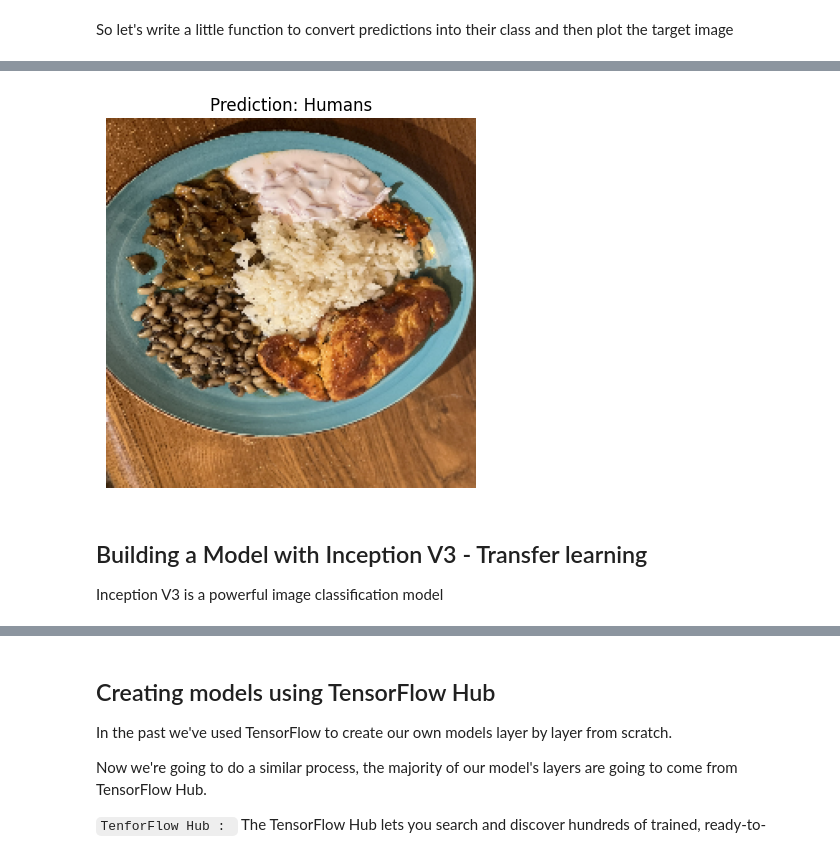
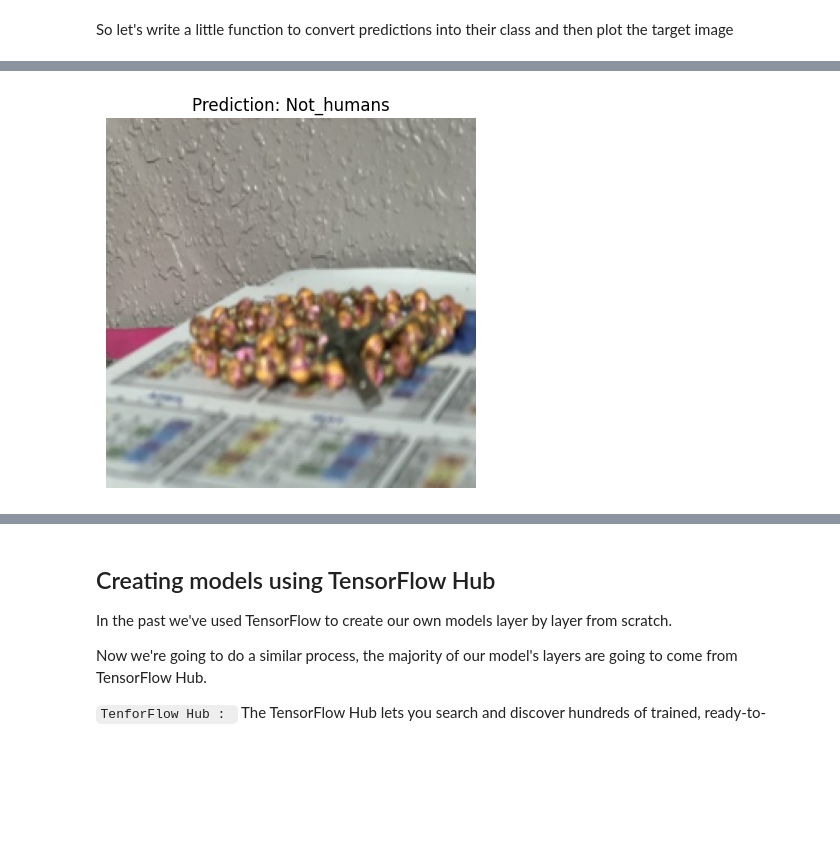
Before and after one commit to charles01george/Humans_or_not, a Jupyter notebook: Humans_or_not_Sample.ipynb, the cells around one changed output, grey strips where cells are left out. Cells and saved outputs as stored; diff of their text form; code cells hidden in the pictures; blank space fills up the shorter version.

```diff
--- a/Humans_or_not_Sample.ipynb
+++ b/Humans_or_not_Sample.ipynb
@@ -44,6 +44,6 @@ def view_random_image(data_dir, target_class):
   return img
 # %%
 # Visualize the data
-img = view_random_image(data_dir="/content/drive/MyDrive/Humans_or_Not_Sample_project/Train/",
+img = view_random_image(data_dir="/content/drive/MyDrive/Humans_or_Not/Train/",
                     target_class="Humans")
 # %% [output]
@@ -91,8 +91,8 @@ Image shape: (3024, 4032, 3)
 Data is already split into training and test sets.
 # %%
 # Define training and test directory paths
-train_dir = "drive/MyDrive/Humans_or_Not_Sample_project/Train/"
-test_dir = "drive/MyDrive/Humans_or_Not_Sample_project/Test/"
+train_dir = "drive/MyDrive/Humans_or_Not/Train/"
+test_dir = "drive/MyDrive/Humans_or_Not/Test/"
 # %% [markdown]
 Next step is to turn our data into batches
 
@@ -114,10 +114,10 @@ Now got a coulple of ImageDataGenerator instances, it can load our images from t
 train_data = train_datagen.flow_from_directory(directory=train_dir,
                                                target_size=(224, 224),  # (height, width)
                                                class_mode="binary",     # classification problem type
-                                               batch_size=4)           # how many images will be in each batch
+                                               batch_size=32)           # how many images will be in each batch
 
 test_data = test_datagen.flow_from_directory(directory=test_dir,
                                              target_size=(224, 224),
                                              class_mode="binary",
-                                             batch_size=4)
+                                             batch_size=32)
 # %% [output]
@@ -406,7 +408,7 @@ def load_and_prep_image(filename, img_shape=224):
   return img
 # %%
 # Load in an dpreprocess our custom image
-data = load_and_prep_image("/content/drive/MyDrive/Humans_or_Not_Sample_project/Sample/Sample/154B218A-30B7-4DA5-ADBD-38DE0A971A6C.jpeg")
+data = load_and_prep_image("drive/MyDrive/Humans_or_Not/Sample_pictures/humans01.jpeg")
 data
 # %% [output]
 <tf.Tensor: shape=(224, 224, 3), dtype=float32, numpy=
@@ -494,3 +496,3 @@ pred_and_plot(model_1, "/content/drive/MyDrive/Humans_or_Not_Sample_project/Samp
 # %%
-pred_and_plot(model_1, "/content/drive/MyDrive/Humans_or_Not_Sample_project/Sample/Sample/IMG_3239.jpeg", class_names)
+pred_and_plot(model_1, "drive/MyDrive/Humans_or_Not/Sample_pictures/not_humans02.jpeg", class_names)
 # %% [output]
@@ -499,5 +501 @@ pred_and_plot(model_1, "/content/drive/MyDrive/Humans_or_Not_Sample_project/Samp
-[figure, old version]
+[figure, new version]
-# %% [markdown]
-## Building a Model with Inception V3 - Transfer learning
-
-Inception V3 is a powerful image classification model
```
Also changed, not shown: parts of 78 cells of this notebook.
